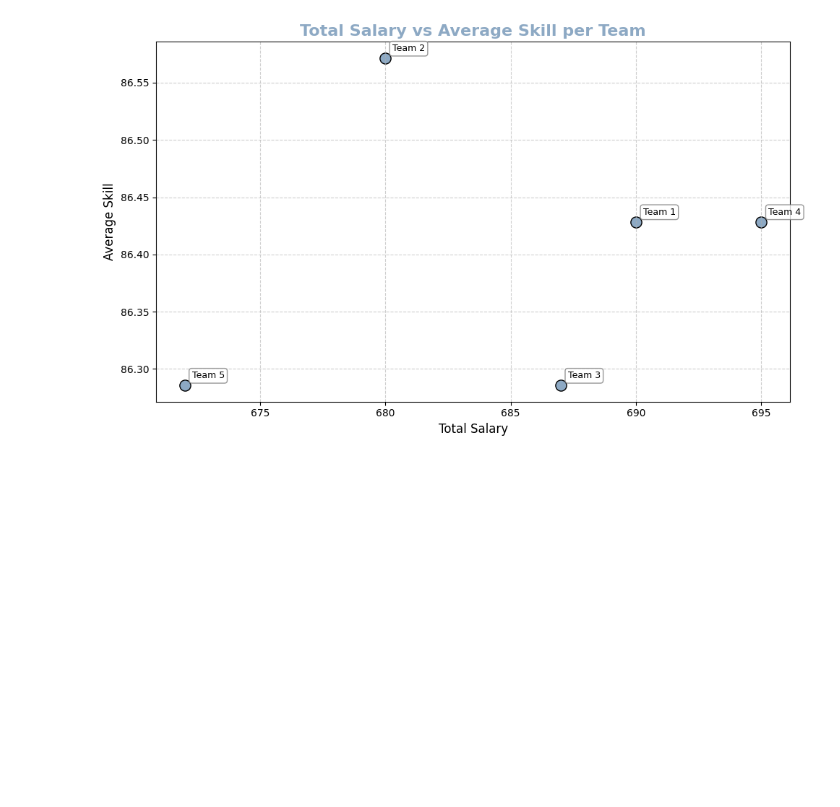
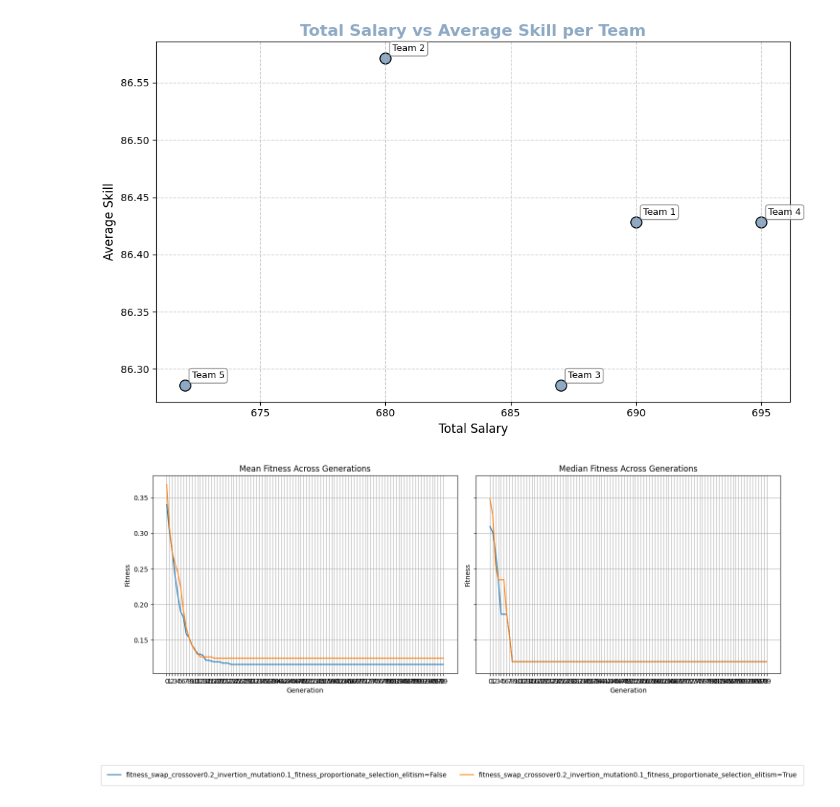
Before and after one commit to leonormira/CIFO-Project, a Jupyter notebook: Com comentarios.ipynb, the cells around one changed output. Saved outputs shown, nothing was run; the diff lists cells and outputs as text; code cells hidden in the pictures; blank space fills up the shorter version.

```diff
--- a/Com comentarios.ipynb
+++ b/Com comentarios.ipynb
@@ -901,3 +1020,47 @@ plt.tight_layout()
 plt.show()
 # %% [output]
 [figure]
+# %%
+def plot_fitness_over_gen(fitness_dfs: dict[str, pd.DataFrame]):
+    """
+
+    """
+    fig, axes = plt.subplots(1, 2, figsize=(14, 6), sharey=True)
+    handles, labels = [], []
+
+    for config_name, df in fitness_dfs.items():
+        mean_fitness = df.mean(axis=0)
+        median_fitness = df.median(axis=0)
+
+        line1, = axes[0].plot(mean_fitness.index, mean_fitness.values, label=config_name)
+        axes[1].plot(median_fitness.index, median_fitness.values, label=config_name)
+
+        handles.append(line1)
+        labels.append(config_name)
+
+    axes[0].set_title("Mean Fitness Across Generations")
+    axes[1].set_title("Median Fitness Across Generations")
+
+    for ax in axes:
+        ax.set_xlabel("Generation")
+        ax.set_ylabel("Fitness")
+        ax.grid(True)
+
+    # Shared boxed legend below
+    legend = fig.legend(
+        handles,
+        labels,
+        loc='lower center',
+        bbox_to_anchor=(0.5, -0.15),
+        ncol=2,
+        frameon=True,
+        borderpad=1
+    )
+
+    plt.tight_layout()
+    plt.subplots_adjust(bottom=0.25)
+    plt.show()
+# %%
+plot_fitness_over_gen( dict(list(fitness_dfs.items())[:2]))
+# %% [output]
+[figure, added]
```
Also changed, not shown: parts of 16 cells of this notebook.
